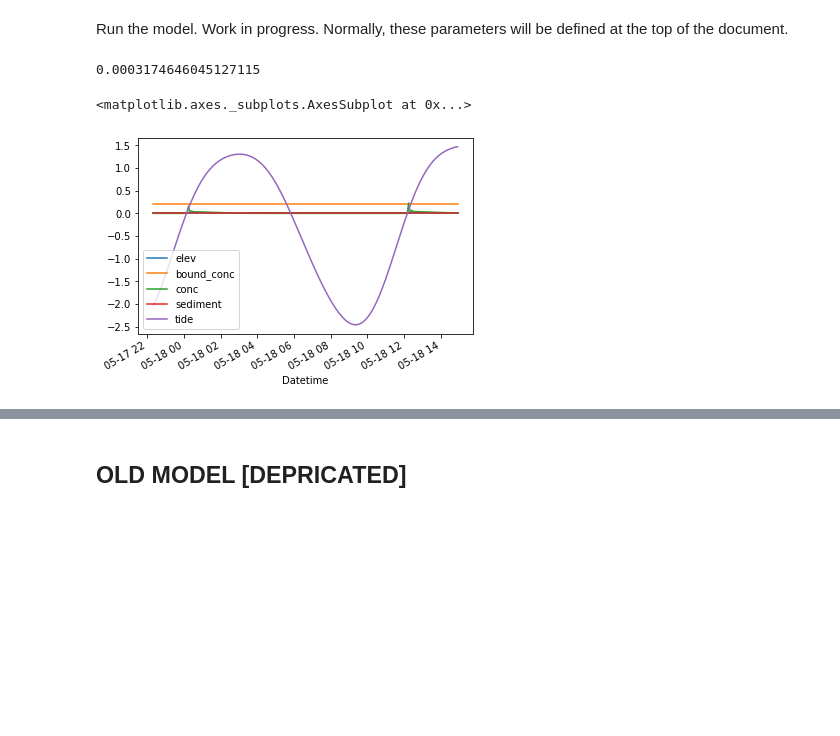
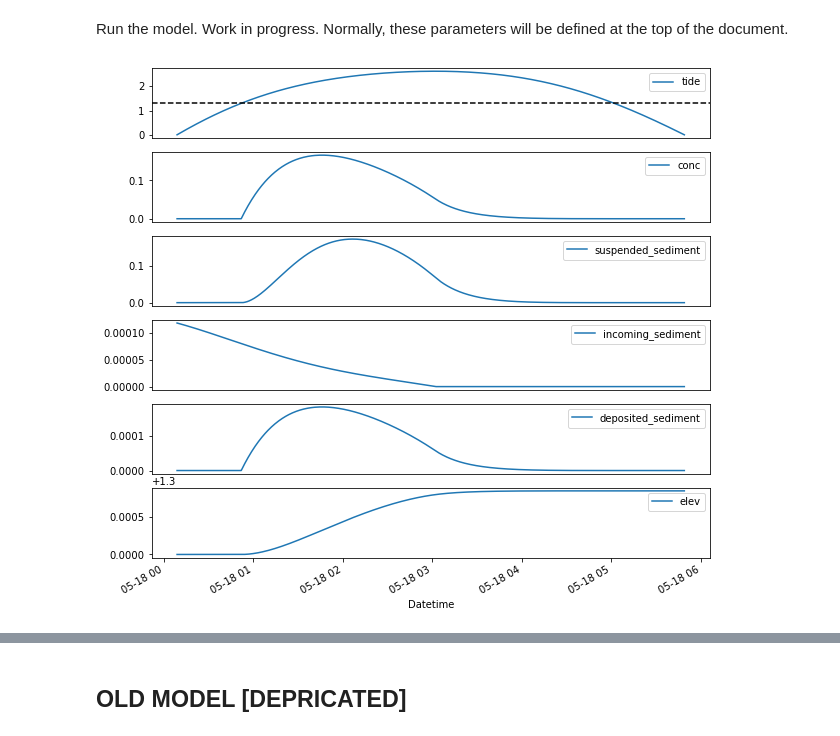
Before and after one commit to christasich/tidal_flat_0d, a Jupyter notebook: notebooks/sediment-model.ipynb, the cells around one changed output, grey strips where cells are left out. Cells and saved outputs as stored; diff of their text form; code cells hidden in the pictures; blank space fills up the shorter version.

```diff
--- a/notebooks/sediment-model.ipynb
+++ b/notebooks/sediment-model.ipynb
@@ -275,11 +332,16 @@ data = pd.DataFrame(data={'elev' : elev, 'tide' : tide_height, 'depth' : depth,
-# %%
-np.sum(sediment)
-# %% [output]
-0.0003174646045127115
-# %%
-start = 0
-end = 200
-data[start:end][['elev', 'bound_conc', 'conc', 'sediment', 'tide']].plot()
-# %% [output]
-<matplotlib.axes._subplots.AxesSubplot at 0x...>
-[figure, removed]
+# %%
+plot_data = data.copy()
+plot_data = plot_data.sample(frac=0.1)
+start = 0
+end = -1
+
+figure, axes = plt.subplots(nrows=6, ncols=1, figsize=(10,10))
+p1 = plot_data[start:end][['tide']].plot(ax=axes[0]).xaxis.set_visible(False)
+axes[0].axhline(start_elev,color='black',ls='--')
+p2 = plot_data[start:end][['conc']].plot(ax=axes[1]).xaxis.set_visible(False)
+p3 = plot_data[start:end][['suspended_sediment']].plot(ax=axes[2]).xaxis.set_visible(False)
+p4 = plot_data[start:end][['incoming_sediment']].plot(ax=axes[3]).xaxis.set_visible(False)
+p5 = plot_data[start:end][['deposited_sediment']].plot(ax=axes[4]).xaxis.set_visible(False)
+p6 = plot_data[start:end][['elev']].plot(ax=axes[5])
+# %% [output]
+[figure, added]
```
Also changed, not shown: parts of 7 cells of this notebook, 4 other files.
